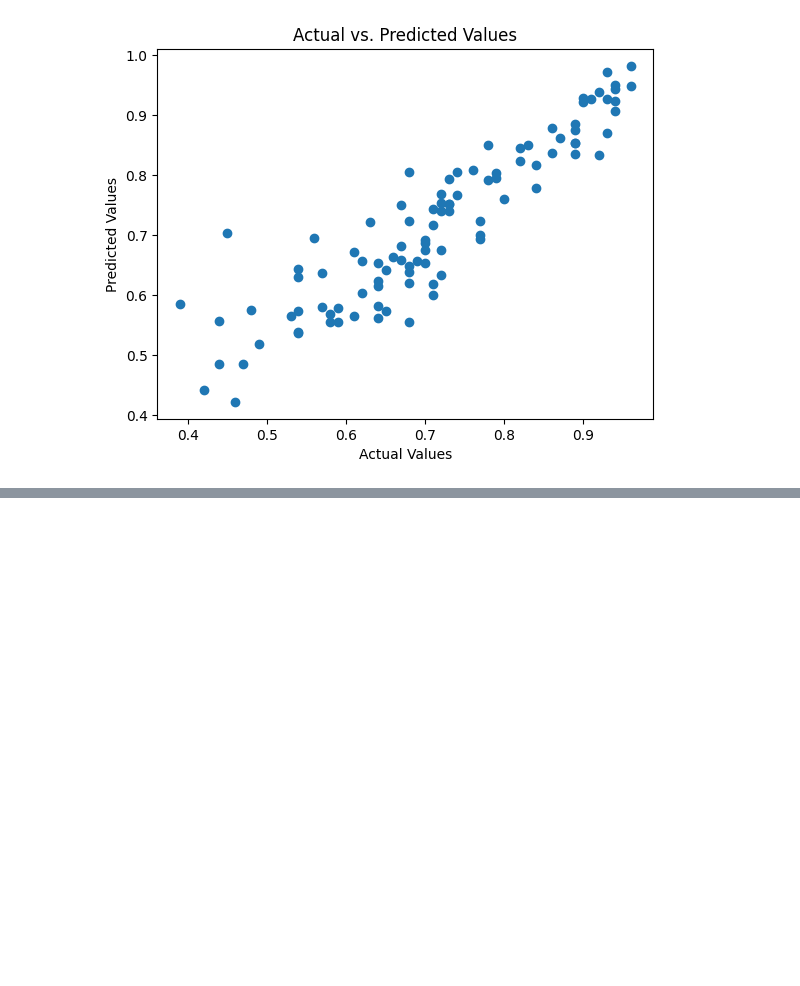
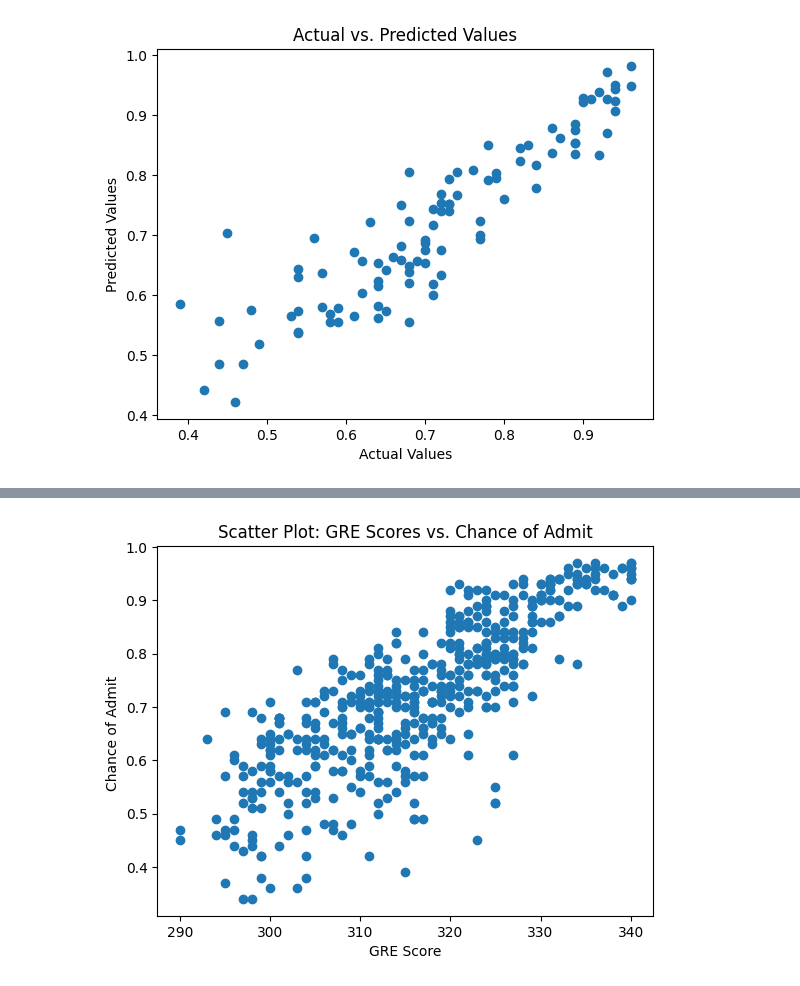
Before and after one commit to ashishkumarsaklani/Jam-project, a Jupyter notebook: Jamboree_Linear_Model.ipynb, the cells around one changed output, grey strips where cells are left out. Saved outputs shown, nothing was run; the diff lists cells and outputs as text; code cells hidden in the pictures; blank space fills up the shorter version.

```diff
--- a/Jamboree_Linear_Model.ipynb
+++ b/Jamboree_Linear_Model.ipynb
@@ -76,0 +121,11 @@ plt.show()
+# %%
+# Scatter plot for GRE Scores vs. Chance of Admit
+plt.scatter(df['GRE Score'], df['Chance of Admit '])
+plt.xlabel('GRE Score')
+plt.ylabel('Chance of Admit ')
+plt.title('Scatter Plot: GRE Scores vs. Chance of Admit')
+plt.show()
+
+# Repeat for other predictor variables
+# %% [output]
+[figure, added]
```
Also changed, not shown: parts of 6 cells of this notebook.
